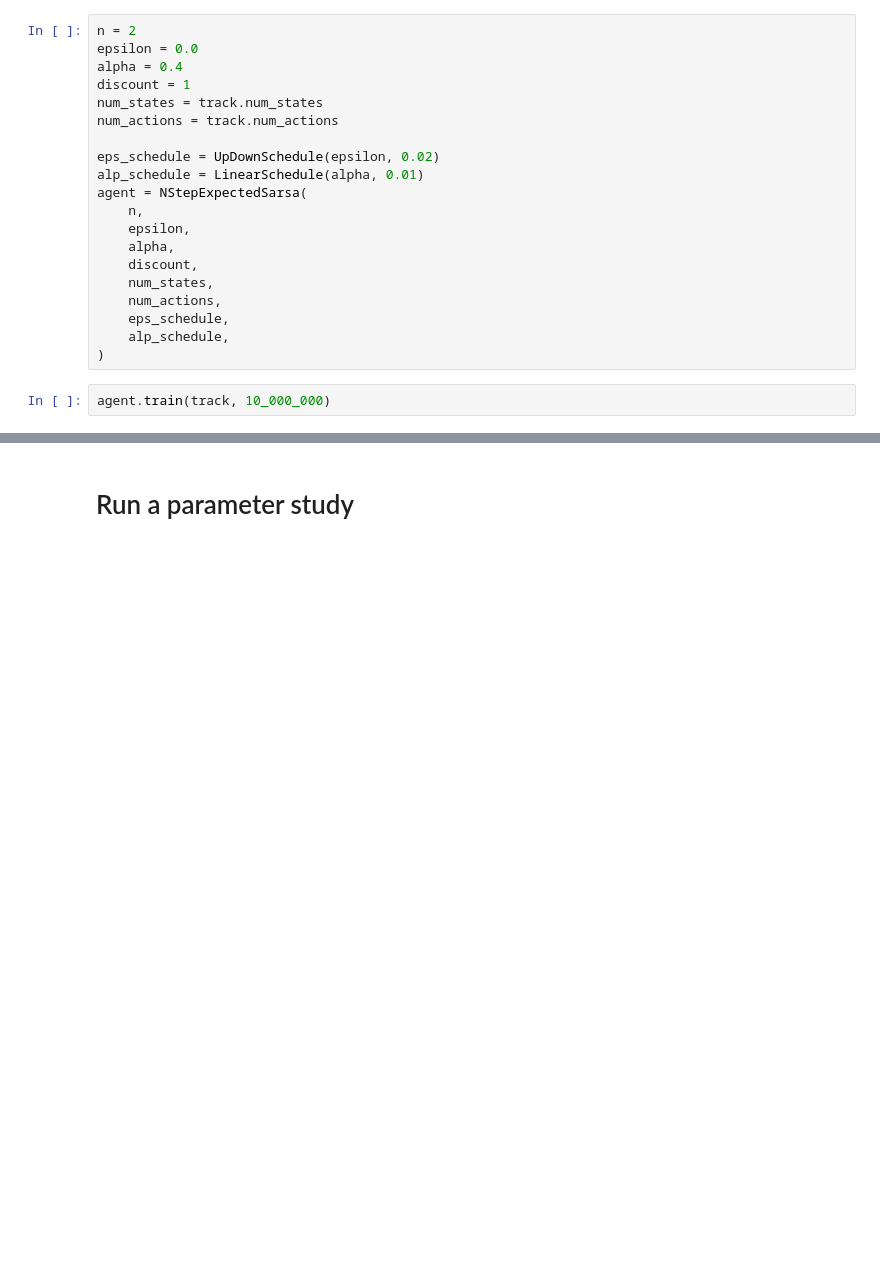
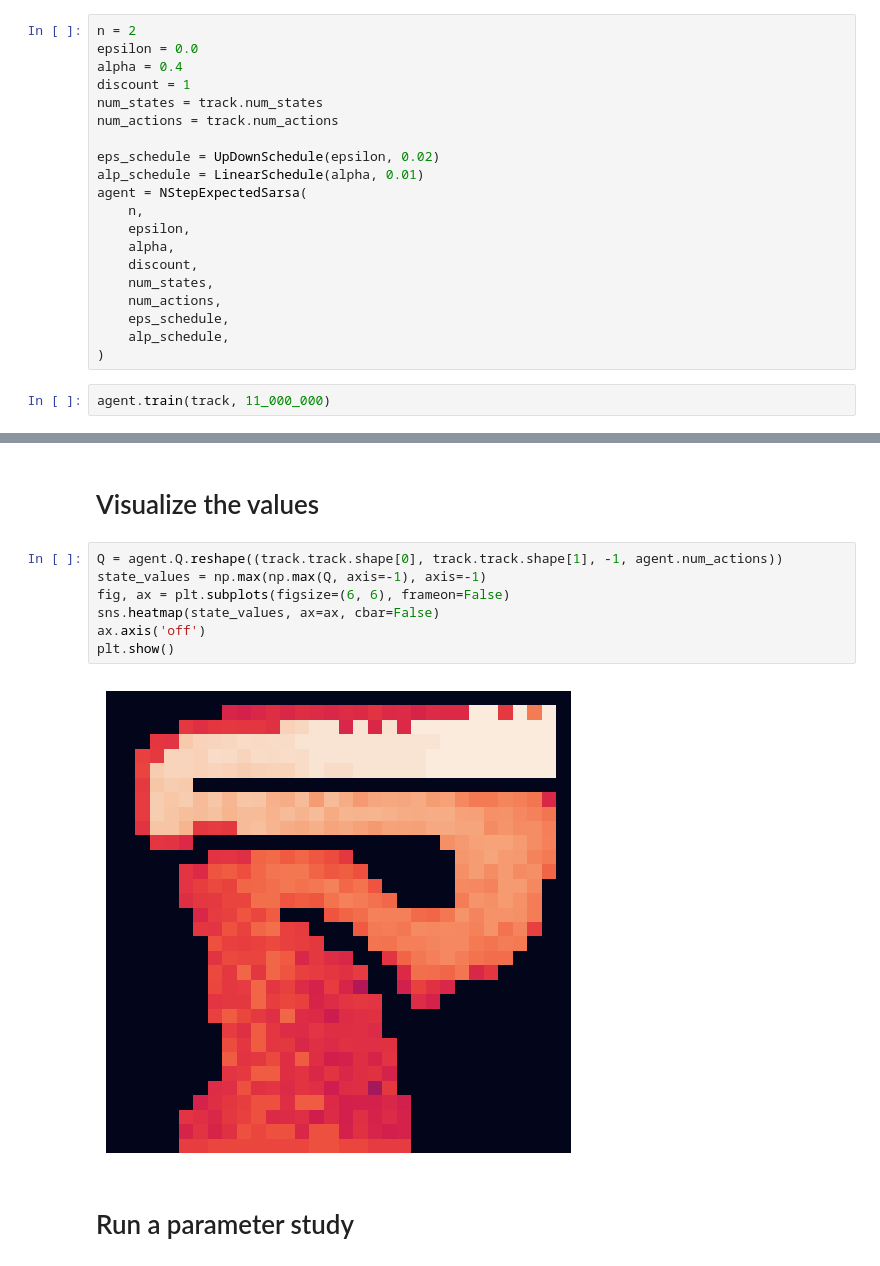
Before and after one commit to Fittiboy/journey, a Jupyter notebook: 999 - Playground.ipynb, the cells around one changed output, grey strips where cells are left out. Cells and saved outputs as stored; diff of their text form; blank space fills up the shorter version.

```diff
--- a/999 - Playground.ipynb
+++ b/999 - Playground.ipynb
@@ -44,7 +44,7 @@ agent = NStepExpectedSarsa(
     alp_schedule,
 )
 # %%
-agent.train(track, 10_000_000)
+agent.train(track, 11_000_000)
 # %%
 episode, _, _ = agent.play_episode(track, True, 100)
 print("Episode finished! Rendering animation...")
@@ -54,3 +57,14 @@ Image("animations/" + name + ".gif")
+# %% [markdown]
+# Visualize the values
+# %%
+Q = agent.Q.reshape((track.track.shape[0], track.track.shape[1], -1, agent.num_actions))
+state_values = np.max(np.max(Q, axis=-1), axis=-1)
+fig, ax = plt.subplots(figsize=(6, 6), frameon=False)
+sns.heatmap(state_values, ax=ax, cbar=False)
+ax.axis('off')
+plt.show()
+# %% [output]
+[figure, added]
 # %% [markdown]
 # Run a parameter study
 # %%
```
Also changed, not shown: parts of 1 cell of this notebook, 1 other file.
